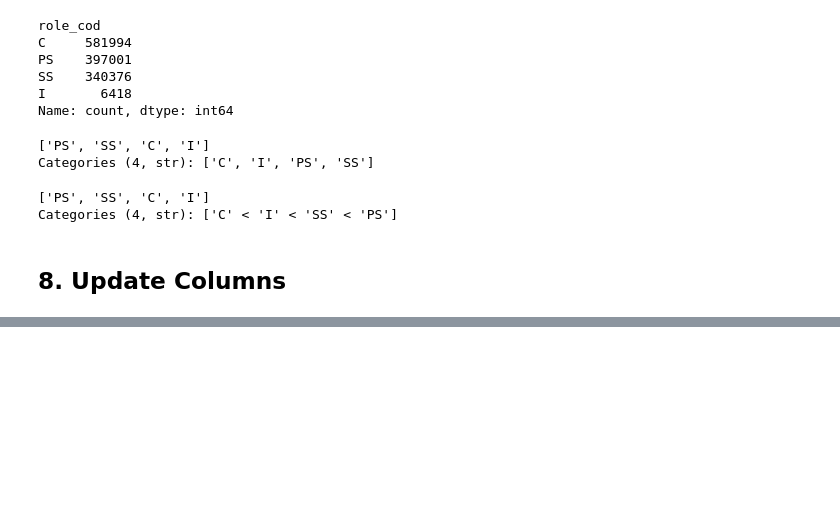
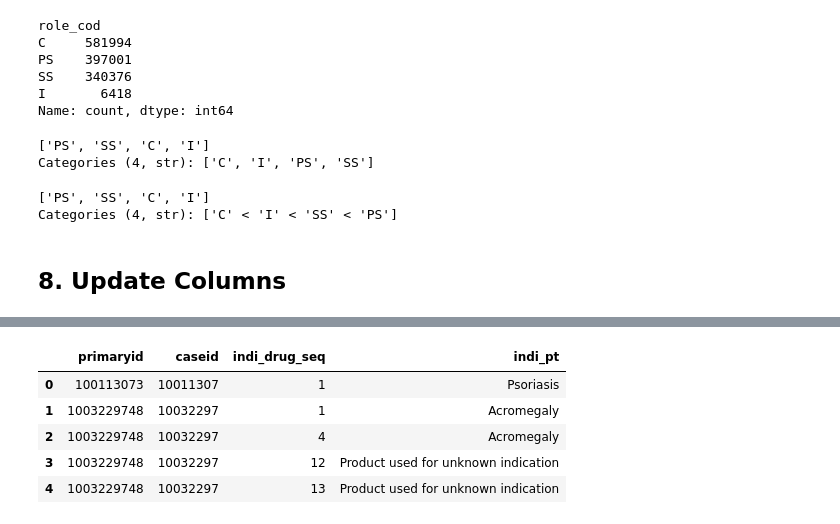
Before and after one commit to zlnvsky/drug-safety-analytics, a Jupyter notebook: notebooks/Untitled.ipynb, the cells around one changed output, grey strips where cells are left out. Cells and saved outputs as stored; diff of their text form; code cells hidden in the pictures; blank space fills up the shorter version.

```diff
--- a/notebooks/Untitled.ipynb
+++ b/notebooks/Untitled.ipynb
@@ -1054,0 +1117,10 @@ df
+# %%
+with pd.option_context('display.max_columns', None):
+    display(df.head(5))
+# %% [output]
+|  | primaryid | caseid | indi_drug_seq | indi_pt |
+| 0 | 100113073 | 10011307 | 1 | Psoriasis |
+| 1 | 1003229748 | 10032297 | 1 | Acromegaly |
+| 2 | 1003229748 | 10032297 | 4 | Acromegaly |
+| 3 | 1003229748 | 10032297 | 12 | Product used for unknown indication |
+| 4 | 1003229748 | 10032297 | 13 | Product used for unknown indication |
```
Also changed, not shown: parts of 41 cells of this notebook, 9 other files.
